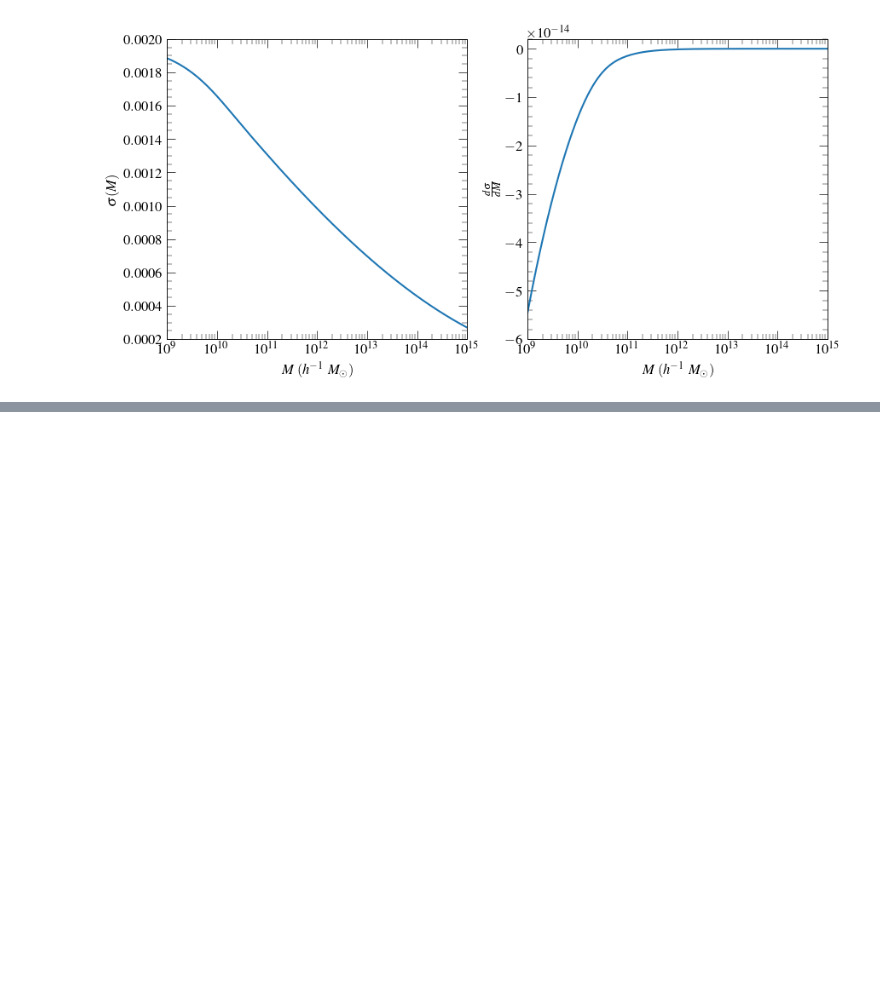
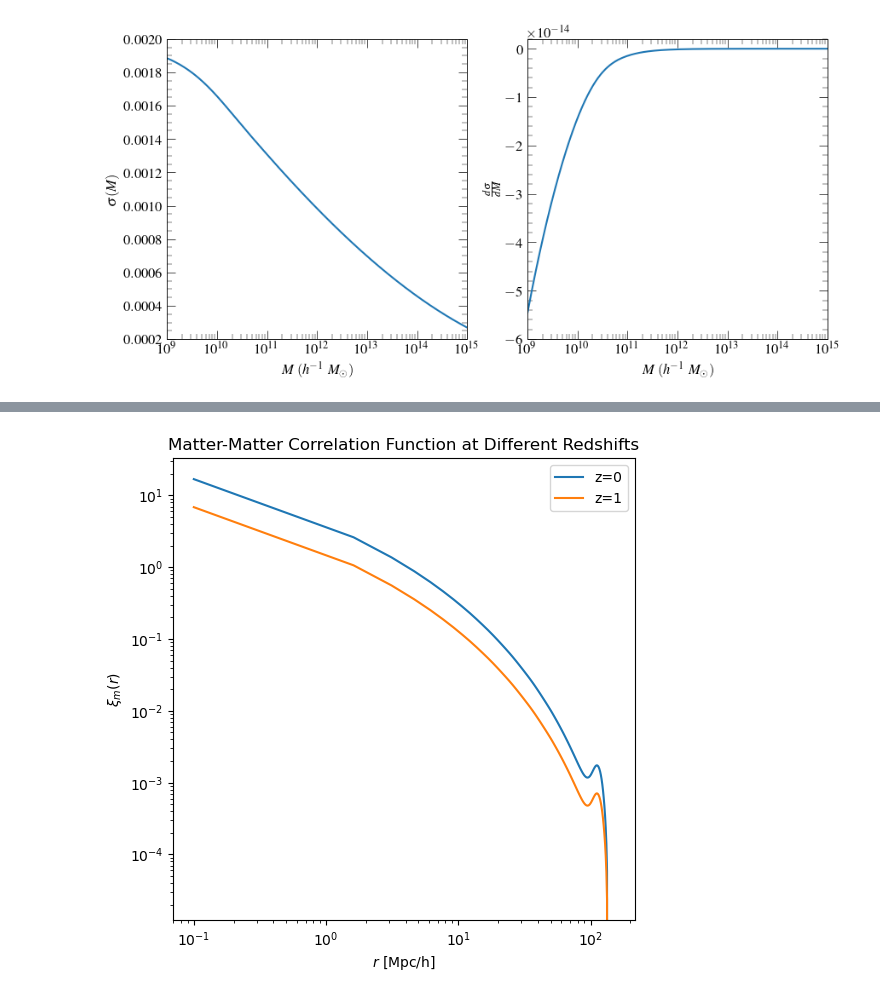
Before and after one commit to VibinRam/high-redshift-quasar-clustering, a Jupyter notebook: Halomass_duty_nb.ipynb, the cells around one changed output, grey strips where cells are left out. Saved outputs shown, nothing was run; the diff lists cells and outputs as text; code cells hidden in the pictures; blank space fills up the shorter version.

```diff
--- a/Halomass_duty_nb.ipynb
+++ b/Halomass_duty_nb.ipynb
@@ -94,0 +204,28 @@ plt.savefig(PLOT_DIRECTORY + 'sigma_dsigma_dM_Shen.pdf')
+# %%
+from colossus.cosmology import cosmology
+import numpy as np
+import matplotlib.pyplot as plt
+
+# Define the cosmology
+cosmo = cosmology.setCosmology('WMAP3')
+
+# Define a function for the matter-matter correlation function at a given redshift
+def xi_mm(r, z):
+    return cosmo.correlationFunction(r, z)
+
+# Plot the matter-matter correlation function at z=0 and z=1
+r_values = np.linspace(0.1, 150, 100)  # Radial distances
+
+plt.figure(figsize=(8, 6))
+plt.plot(r_values, xi_mm(r_values, z=0), label='z=0')
+plt.plot(r_values, xi_mm(r_values, z=1), label='z=1')
+plt.xlabel('$r$ [Mpc/h]')
+plt.ylabel(r'$\xi_m(r)$')
+plt.title('Matter-Matter Correlation Function at Different Redshifts')
+plt.gca().set_box_aspect(1)
+plt.xscale('log')
+plt.yscale('log')
+plt.legend()
+plt.show()
+# %% [output]
+[figure, added]
```
Also changed, not shown: parts of 12 cells of this notebook.
